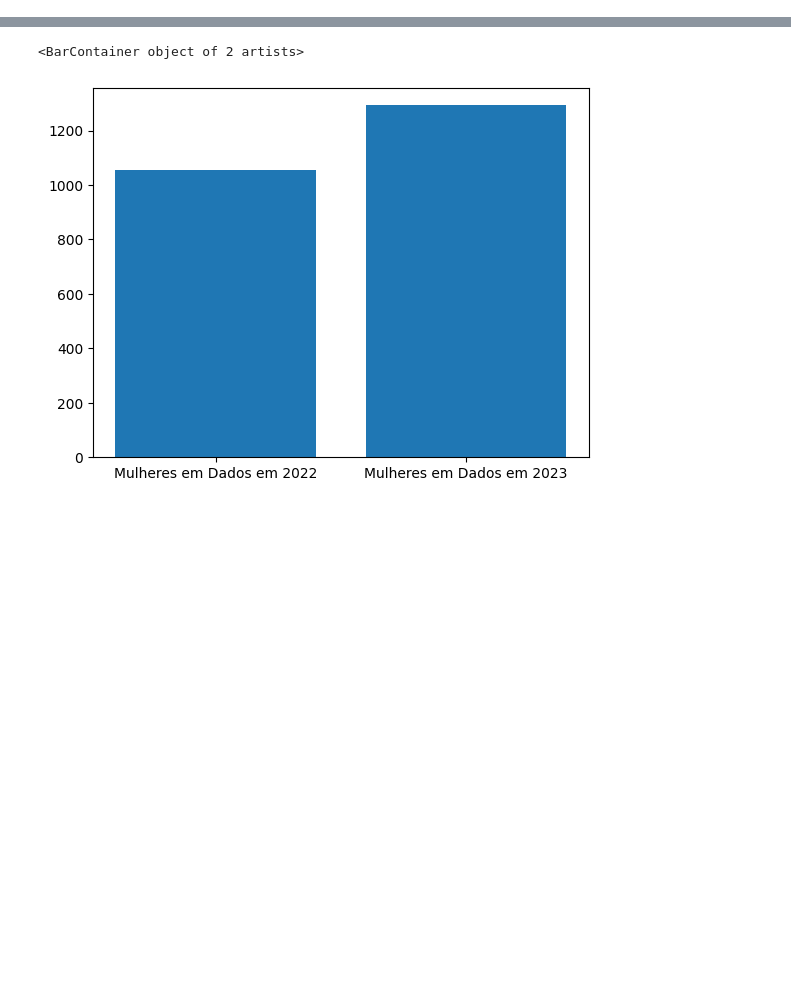
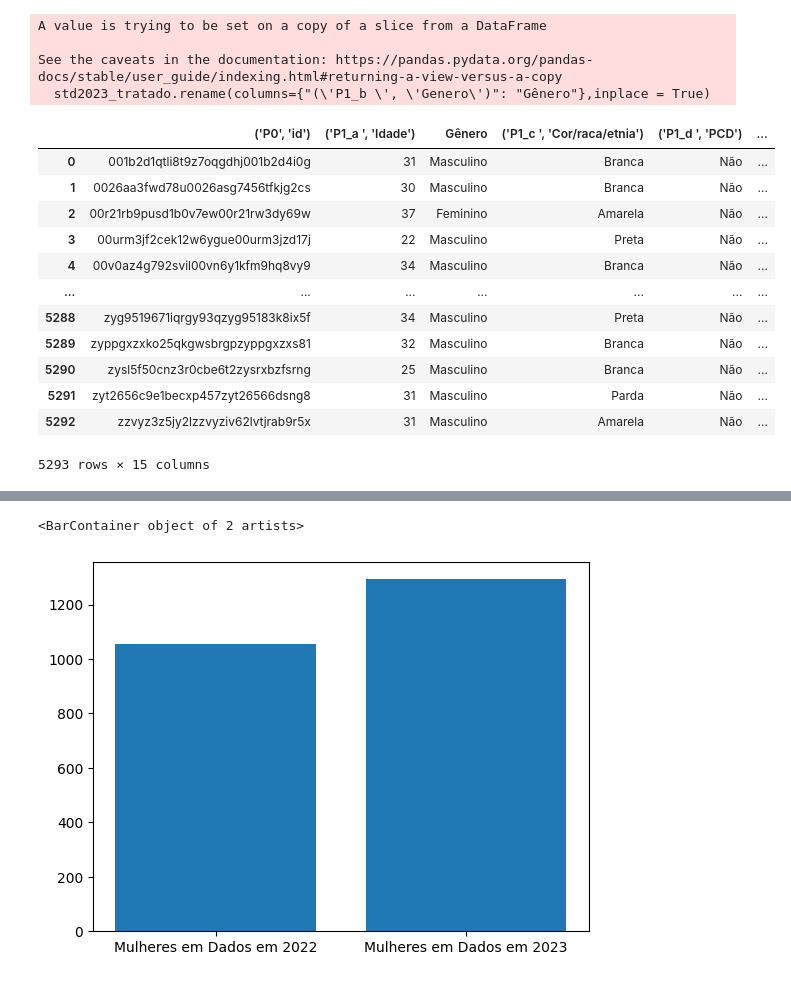
Before and after one commit to LaryssaCunha/analise-e-visualizacao-desigualdade-genero-em-dados, a Jupyter notebook: tratamento-dados.ipynb, the cells around one changed output, grey strips where cells are left out. Drawn from its saved outputs; the diff is of its cells as text; code cells hidden in the pictures; blank space fills up the shorter version.

```diff
--- a/tratamento-dados.ipynb
+++ b/tratamento-dados.ipynb
@@ -292,0 +131,4 @@ import matplotlib.pyplot as plt
+# %%
+#visualizando e armazenando o segundo dataframe
+df_std2023 = pd.read_csv("./dados brutos/state-of-data-brazil-2023.csv",sep=',')
+df_std2023
@@ -292,0 +149,18 @@ import matplotlib.pyplot as plt
+# %%
+#selecionando as colunas
+std2023_tratado = df_std2023[["('P0', 'id')",
+"('P1_a ', 'Idade')",
+"('P1_b ', 'Genero')",
+"('P1_c ', 'Cor/raca/etnia')",
+"('P1_d ', 'PCD')",
+"('P1_e ', 'experiencia_profissional_prejudicada')",
+"('P1_l ', 'Nivel de Ensino')",
+"('P1_m ', 'Área de Formação')",
+"('P2_a ', 'Qual sua situação atual de trabalho?')",
+"('P2_m ', 'Você participou de entrevistas de emprego nos últimos 6 meses?')",
+"('P2_o ', 'Quais os principais critérios que você leva em consideração no momento de decidir onde trabalhar?')",
+"('P2_r ', 'Atualmente qual a sua forma de trabalho?')",
+"('P2_g ', 'Nivel')",
+"('P2_h ', 'Faixa salarial')",
+"('P2_l_2 ', 'Salário atual não corresponde ao mercado')",
+]]
@@ -292,0 +208,21 @@ import matplotlib.pyplot as plt
+# %%
+std2023_tratado.rename(columns={"(\'P1_b \', \'Genero\')": "Gênero"},inplace = True)
+std2023_tratado
+# %% [output]
+A value is trying to be set on a copy of a slice from a DataFrame
+
+See the caveats in the documentation: https://pandas.pydata.org/pandas-docs/stable/user_guide/indexing.html#returning-a-view-versus-a-copy
+  std2023_tratado.rename(columns={"(\'P1_b \', \'Genero\')": "Gênero"},inplace = True)
+|  | ('P0', 'id') | ('P1_a ', 'Idade') | Gênero | ('P1_c ', 'Cor/raca/etnia') | ('P1_d ', 'PCD') | ... |
+| 0 | 001b2d1qtli8t9z7oqgdhj001b2d4i0g | 31 | Masculino | Branca | Não | ... |
+| 1 | 0026aa3fwd78u0026asg7456tfkjg2cs | 30 | Masculino | Branca | Não | ... |
+| 2 | 00r21rb9pusd1b0v7ew00r21rw3dy69w | 37 | Feminino | Amarela | Não | ... |
+| 3 | 00urm3jf2cek12w6ygue00urm3jzd17j | 22 | Masculino | Preta | Não | ... |
+| 4 | 00v0az4g792svil00vn6y1kfm9hq8vy9 | 34 | Masculino | Branca | Não | ... |
+| ... | ... | ... | ... | ... | ... | ... |
+| 5288 | zyg9519671iqrgy93qzyg95183k8ix5f | 34 | Masculino | Preta | Não | ... |
+| 5289 | zyppgxzxko25qkgwsbrgpzyppgxzxs81 | 32 | Masculino | Branca | Não | ... |
+| 5290 | zysl5f50cnz3r0cbe6t2zysrxbzfsrng | 25 | Masculino | Branca | Não | ... |
+| 5291 | zyt2656c9e1becxp457zyt26566dsng8 | 31 | Masculino | Parda | Não | ... |
+| 5292 | zzvyz3z5jy2lzzvyziv62lvtjrab9r5x | 31 | Masculino | Amarela | Não | ... |
+5293 rows × 15 columns
```
Also changed, not shown: parts of 46 cells of this notebook, 9 other files.
